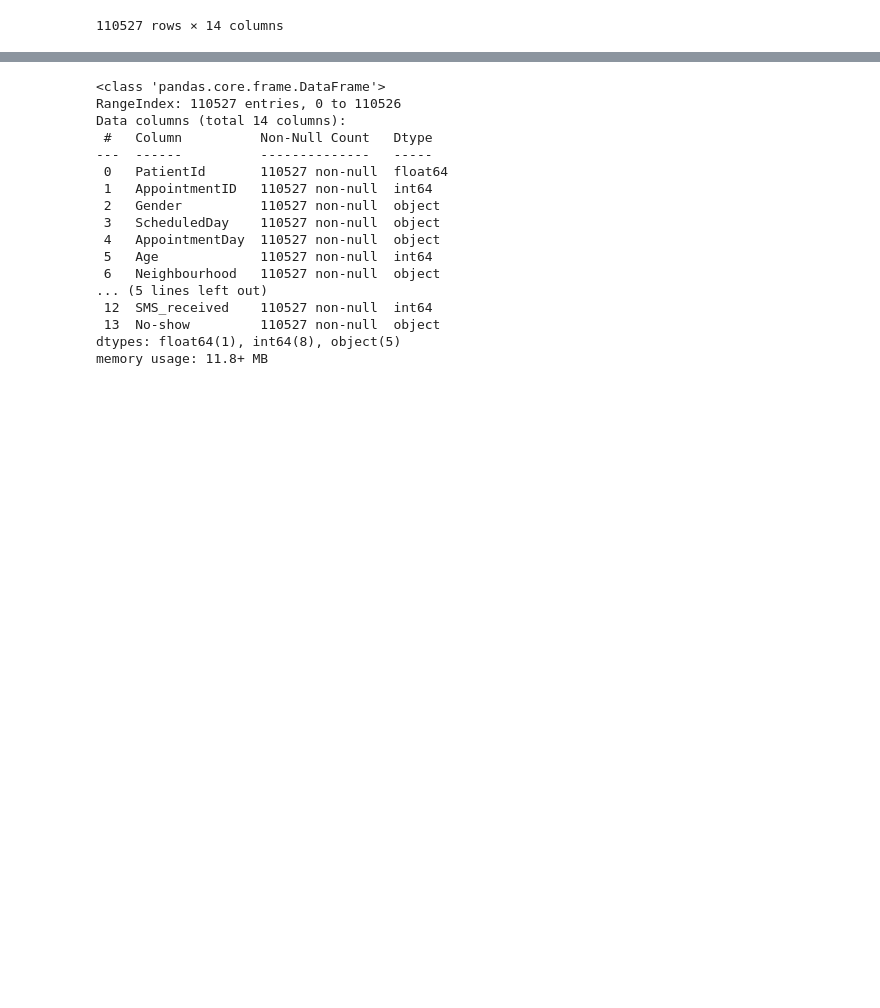
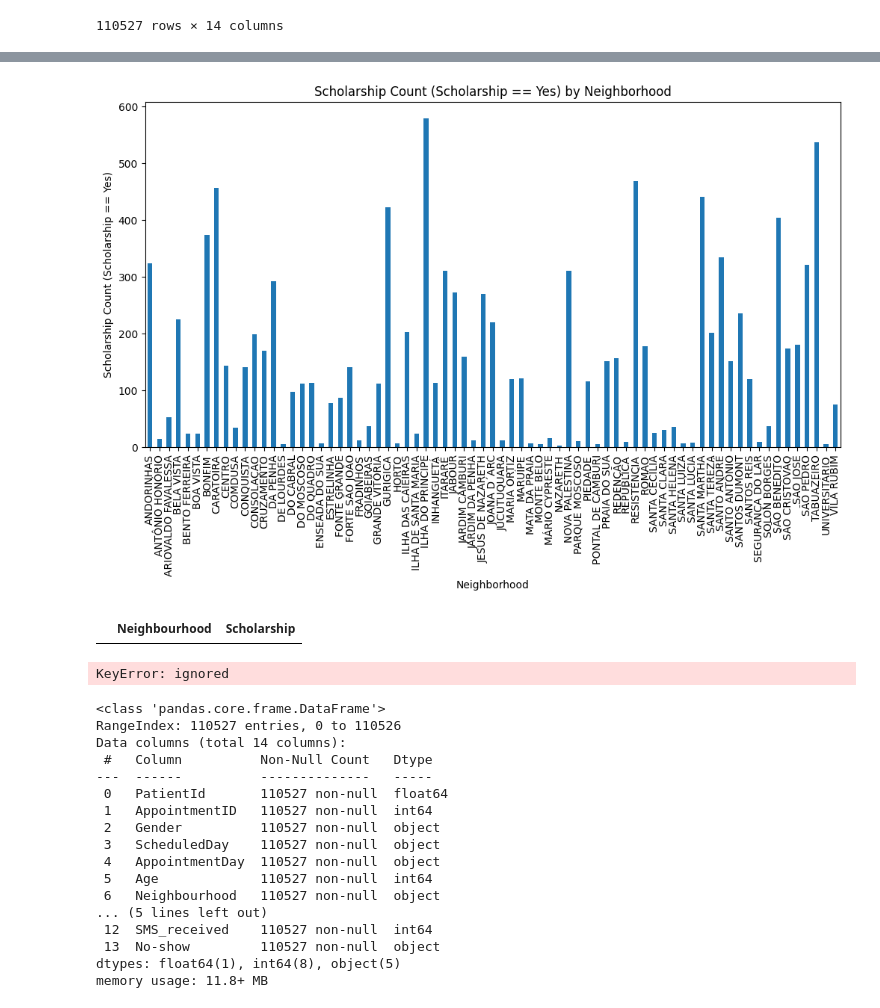
Before and after one commit to 5dongdong/PY_AI, a Jupyter notebook: NoShow_EDA.ipynb, the cells around one changed output, grey strips where cells are left out. Drawn from its saved outputs; the diff is of its cells as text; code cells hidden in the pictures; blank space fills up the shorter version.

```diff
--- a/NoShow_EDA.ipynb
+++ b/NoShow_EDA.ipynb
@@ -32,0 +153,17 @@ df
+# %%
+# 'Scholarship'이 'Yes'인 데이터 필터링
+filtered_df = df[df['Scholarship'] == 1]
+
+# Neighborhood 별 Scholarship 개수 계산
+scholarship_counts = filtered_df.groupby('Neighbourhood')['Scholarship'].count()
+
+# 시각화
+plt.figure(figsize=(12, 6))
+scholarship_counts.plot(kind='bar')
+plt.xlabel('Neighborhood')
+plt.ylabel('Scholarship Count (Scholarship == Yes)')
+plt.title('Scholarship Count (Scholarship == Yes) by Neighborhood')
+plt.xticks(rotation=90)
+plt.show()
+# %% [output]
+[figure, added]
@@ -33 +173,21 @@ df
+# %%
+# 'Scholarship'이 0인 데이터 필터링
+filtered_counts = scholarship_counts[scholarship_counts['Scholarship'] == 0]
+filtered_counts
+# %% [output]
+|  | Neighbourhood | Scholarship |
+# %%
+# Neighbourhood 그룹별로 'No-show' 열에서 'Yes' 비율 계산하기
+cancelled_ratio = df.groupby('Neighbourhood')['Scholarship'].value_counts(normalize=True).unstack()['Yes']
+
+# 시각화하기
+plt.figure(figsize=(12, 6))
+cancelled_ratio.plot(kind='bar')
+plt.xlabel('Neighbourhood')
+plt.ylabel('Cancellation Ratio')
+plt.title('Cancellation Ratio by Neighbourhood')
+plt.xticks(rotation=90)
+plt.show()
+# %% [output]
+KeyError: ignored
 # %%
```
Also changed, not shown: parts of 44 cells of this notebook.
